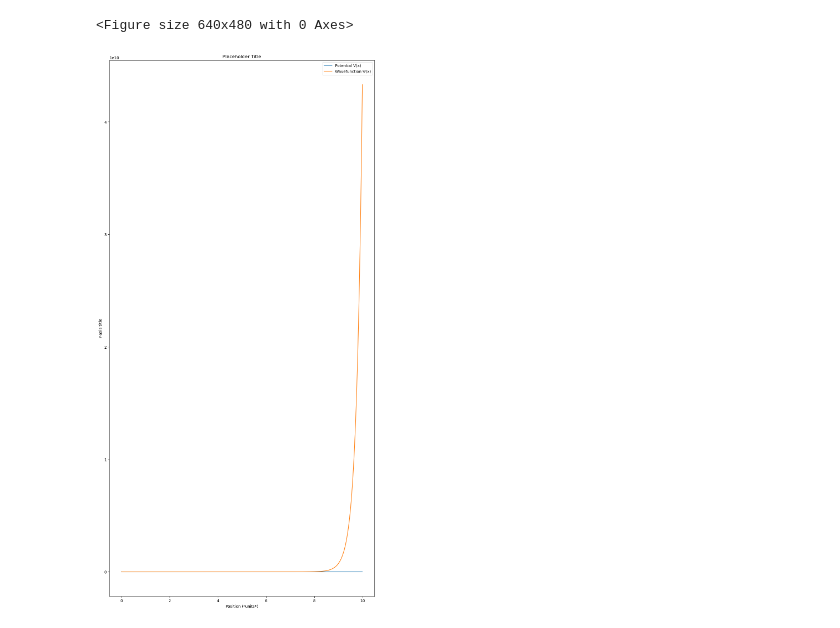
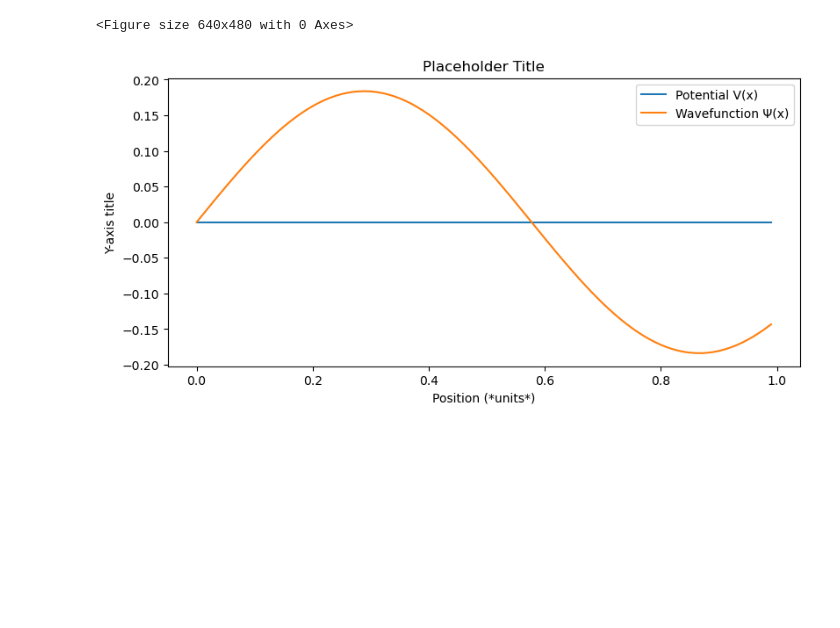
Before and after one commit to Ryan-Afzal/PHY68-Project2, a Jupyter notebook: proj2.ipynb, the cells around one changed output. Cells and saved outputs as stored; diff of their text form; code cells hidden in the pictures; blank space fills up the shorter version.

```diff
--- a/proj2.ipynb
+++ b/proj2.ipynb
@@ -1,22 +1,33 @@
 # %%
-import scipy.optimize as op
 import math
 import wavefnplotter as fnplot
 import odesolver as solve
 
 def V(x):
     if (x < 0):
         return math.inf
     else:
         return x
 
+def V1(x):
+    if (x < 0):
+        return math.inf
+    elif (x > 1):
+        return math.inf
+    else:
+        return 0
+
+def V2(x):
+    return x*x
+
 x0 = 0
-xf = 10
+xf = 1
 dx = 0.01
 
-f = solve.solve_ode(V, 1, x0, xf, 0, 1)
+f = solve.solve_ode(V1, 3*math.pow(math.pi, 2)/2, x0, xf, 0, 1)
+#f = solve.solve_ode(V2, 1, x0, xf, 0, 1)
 
-fnplot.plot(f, V, x0, xf, dx)
+fnplot.plot(f, V1, x0, xf, dx)
 # %% [output]
 <Figure size 640x480 with 0 Axes>
-[figure, old version]
+[figure, new version]
```
Also changed, not shown: 1 other file.
